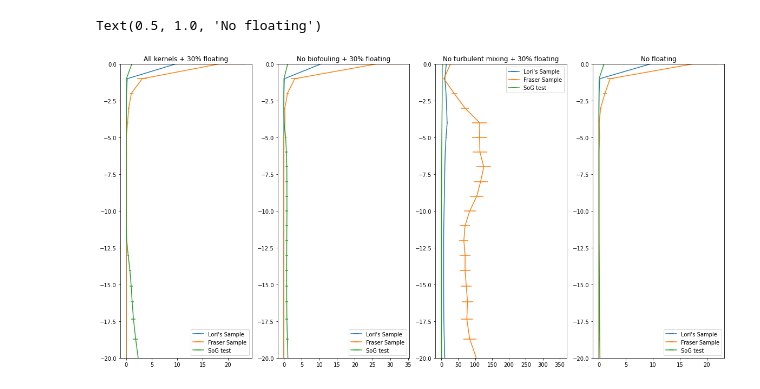
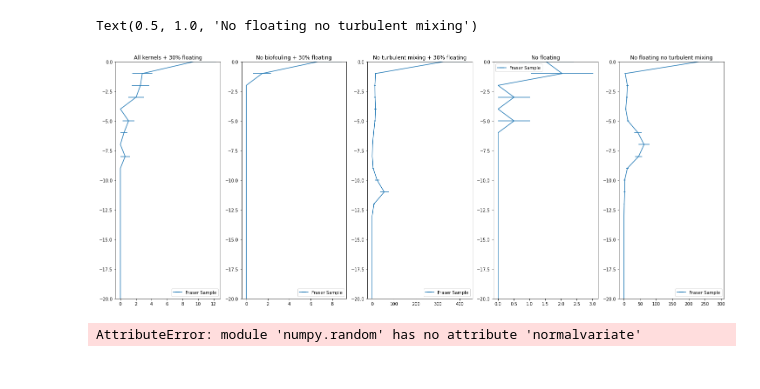
Before and after one commit to SalishSeaCast/analysis-jose, a Jupyter notebook: notebooks/parcels/Remote/Fibres/concentration.ipynb, the cells around one changed output. Cells and saved outputs as stored; diff of their text form; code cells hidden in the pictures.

```diff
--- a/notebooks/parcels/Remote/Fibres/concentration.ipynb
+++ b/notebooks/parcels/Remote/Fibres/concentration.ipynb
@@ -20,10 +20,11 @@ rc('animation', html='html5')
 sys.path.append('/home/jvalenti/MOAD/analysis-jose/Source')
 from OP_functions import *
 # %%
-conc=xr.open_dataarray('/home/jvalenti/MOAD/results/Fraser_nobiof_prob.nc')
-conc1=xr.open_dataarray('/home/jvalenti/MOAD/results/Fraser_biof_prob.nc')
+conc1=xr.open_dataarray('/home/jvalenti/MOAD/results/Fraser_nobiof_prob.nc')
+conc=xr.open_dataarray('/home/jvalenti/MOAD/results/Fraser_biof_prob.nc')
 conc2=xr.open_dataarray('/home/jvalenti/MOAD/results/Turb_off_prob.nc')
 conc3=xr.open_dataarray('/home/jvalenti/MOAD/results/No_float_prob.nc')
+conc4=xr.open_dataarray('/home/jvalenti/MOAD/results/No_float-noturb_prob.nc')
 
 local = 0 #Set to 0 when working on server
 paths = path(local)
@@ -121,26 +120,34 @@ def get_area(latmin,latmax,lonmin,lonmax, conc):
 def MP_measure(ax,conc):
 
     Fraser_MP,Fraser_SE=get_area(49.1,49.13,-123.2,-123.16,conc)
-    SoG_MP,SoG_SE =get_area(48.5,49.5,-124.2,-123.2,conc)
-    Lori_MP,Lori_SE =get_area(49.1,49.36,-123.3,-123.2,conc)
-    ax.errorbar(Lori_MP, -z, xerr = Lori_SE,label="Lori's Sample")
+    #SoG_MP,SoG_SE =get_area(48.5,49.5,-124.2,-123.2,conc)
+    #Lori_MP,Lori_SE =get_area(49.1,49.36,-123.3,-123.2,conc)
+    #ax.errorbar(Lori_MP, -z, xerr = Lori_SE,label="Lori's Sample")
     ax.errorbar(Fraser_MP, -z, xerr = Fraser_SE,label="Fraser Sample")
-    ax.errorbar(SoG_MP, -z, xerr = SoG_SE,label="SoG test")
+    #ax.errorbar(SoG_MP, -z, xerr = SoG_SE,label="SoG test")
     ax.legend()
     ax.set_ylim(-20,0)
 # %%
-fig,axs=plt.subplots(1,4,figsize=(20,10))
-MP_measure(axs[0],cend)
-MP_measure(axs[1],cend1)
-MP_measure(axs[2],cend2)
-MP_measure(axs[3],cend3)
+fig,axs=plt.subplots(1,5,figsize=(25,10))
+MP_measure(axs[0],conc)
+MP_measure(axs[1],conc1)
+MP_measure(axs[2],conc2)
+MP_measure(axs[3],conc3)
+MP_measure(axs[4],conc4)
 axs[0].set_title('All kernels + 30% floating')
 axs[1].set_title('No biofouling + 30% floating')
 axs[2].set_title('No turbulent mixing + 30% floating')
 axs[3].set_title('No floating')
+axs[4].set_title('No floating no turbulent mixing')
 # %% [output]
-Text(0.5, 1.0, 'No floating')
+Text(0.5, 1.0, 'No floating no turbulent mixing')
-[figure, old version]
+[figure, new version]
+# %%
+dW = np.random.normalvariate(0, sqrt(particle.dt))
+wprime = Kzdz + (sqrt(2*Kz)*dW)/particle.dt
+dzp = wprime*particle.dt
+# %% [output]
+AttributeError: module 'numpy.random' has no attribute 'normalvariate'
 # %%
 # fig = plt.figure(figsize=(19, 8))
 # anim = mapanimation(conc,clon,clat,fps=1)
```
Also changed, not shown: parts of 1 cell of this notebook, 3 other files.
